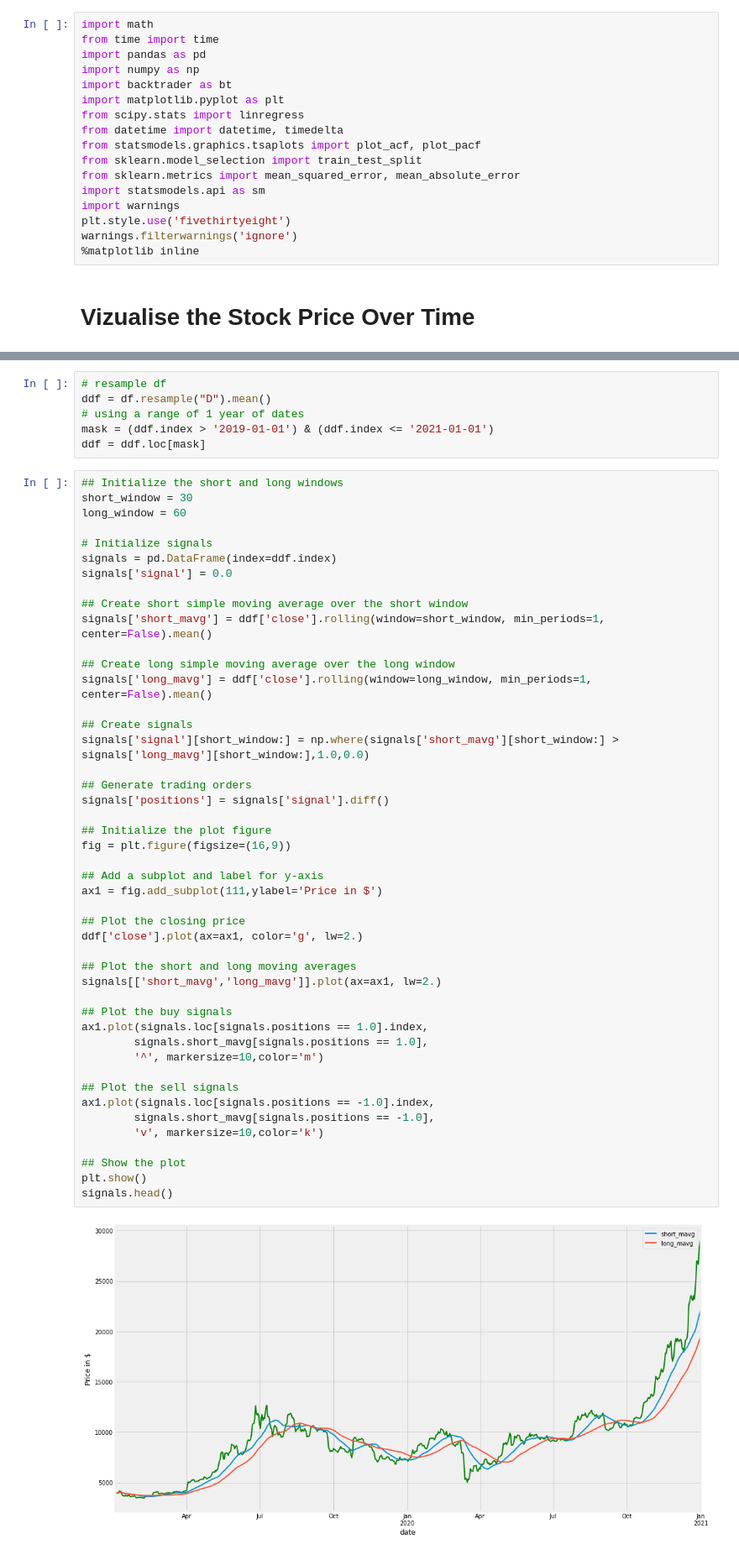
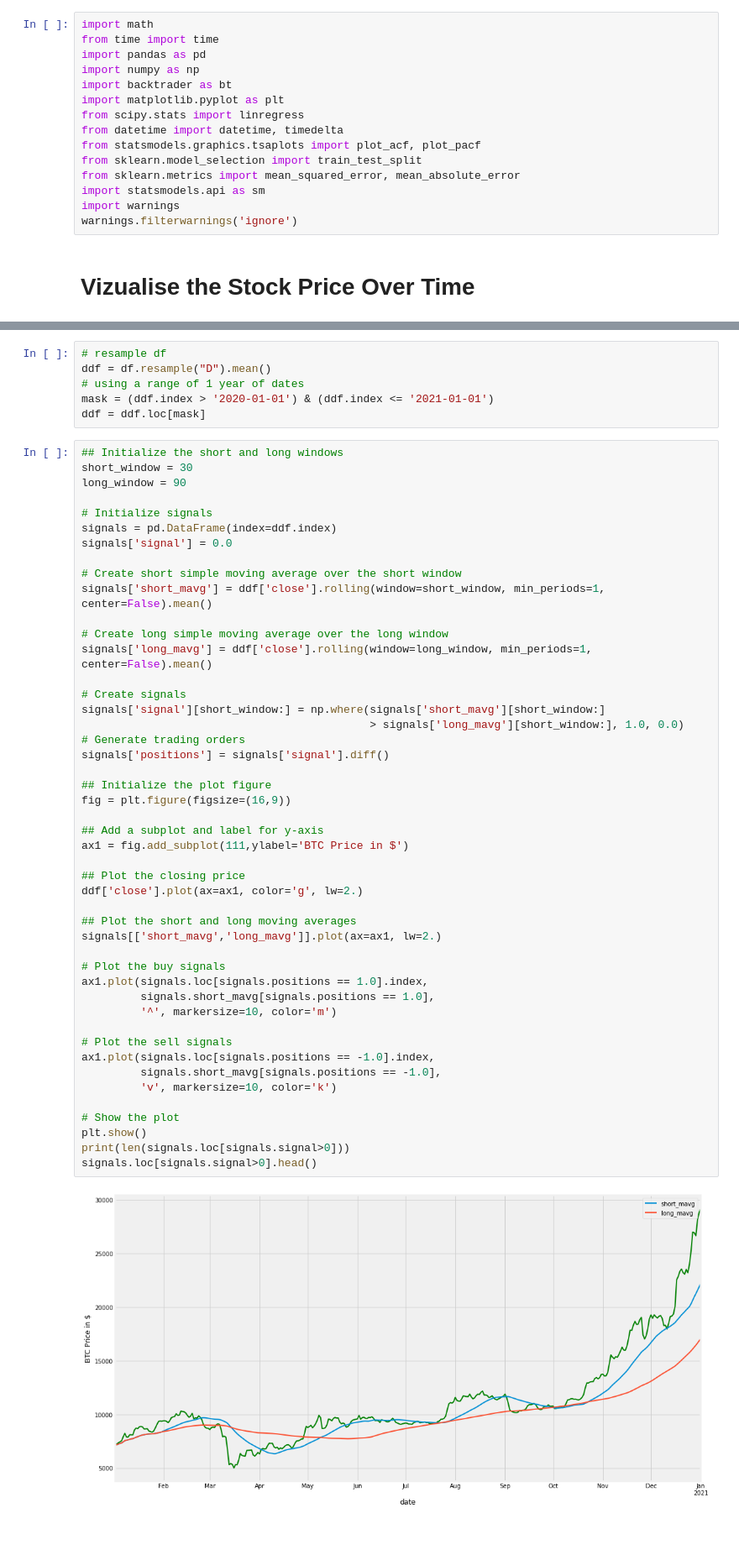
Before and after one commit to ayoubbensakhria/finance_algo, a Jupyter notebook: MA_and_Momentum_Model.ipynb, the cells around one changed output, grey strips where cells are left out. Shown at 84% size. Saved outputs shown, nothing was run; the diff lists cells and outputs as text.

```diff
--- a/MA_and_Momentum_Model.ipynb
+++ b/MA_and_Momentum_Model.ipynb
@@ -68,9 +68,7 @@ from sklearn.model_selection import train_test_split
 from sklearn.metrics import mean_squared_error, mean_absolute_error
 import statsmodels.api as sm
 import warnings
-plt.style.use('fivethirtyeight')
 warnings.filterwarnings('ignore')
-%matplotlib inline
 # %% [markdown]
 # Vizualise the Stock Price Over Time
 # %%
@@ -90,53 +88,54 @@ df['close'].plot(figsize=(16,8))
 # resample df
 ddf = df.resample("D").mean()
 # using a range of 1 year of dates
-mask = (ddf.index > '2019-01-01') & (ddf.index <= '2021-01-01')
+mask = (ddf.index > '2020-01-01') & (ddf.index <= '2021-01-01')
 ddf = ddf.loc[mask]
 # %%
 ## Initialize the short and long windows
 short_window = 30
-long_window = 60
+long_window = 90
 
 # Initialize signals
 signals = pd.DataFrame(index=ddf.index)
 signals['signal'] = 0.0
 
-## Create short simple moving average over the short window
+# Create short simple moving average over the short window
 signals['short_mavg'] = ddf['close'].rolling(window=short_window, min_periods=1, center=False).mean()
 
-## Create long simple moving average over the long window
+# Create long simple moving average over the long window
 signals['long_mavg'] = ddf['close'].rolling(window=long_window, min_periods=1, center=False).mean()
 
-## Create signals
-signals['signal'][short_window:] = np.where(signals['short_mavg'][short_window:] > signals['long_mavg'][short_window:],1.0,0.0)
-
-## Generate trading orders
+# Create signals
+signals['signal'][short_window:] = np.where(signals['short_mavg'][short_window:]
+                                            > signals['long_mavg'][short_window:], 1.0, 0.0)
+# Generate trading orders
 signals['positions'] = signals['signal'].diff()
 
 ## Initialize the plot figure
 fig = plt.figure(figsize=(16,9))
 
 ## Add a subplot and label for y-axis
-ax1 = fig.add_subplot(111,ylabel='Price in $')
+ax1 = fig.add_subplot(111,ylabel='BTC Price in $')
 
 ## Plot the closing price
 ddf['close'].plot(ax=ax1, color='g', lw=2.)
 
 ## Plot the short and long moving averages
 signals[['short_mavg','long_mavg']].plot(ax=ax1, lw=2.)
 
-## Plot the buy signals
+# Plot the buy signals
 ax1.plot(signals.loc[signals.positions == 1.0].index,
-        signals.short_mavg[signals.positions == 1.0],
-        '^', markersize=10,color='m')
+         signals.short_mavg[signals.positions == 1.0],
+         '^', markersize=10, color='m')
 
-## Plot the sell signals
+# Plot the sell signals
 ax1.plot(signals.loc[signals.positions == -1.0].index,
-        signals.short_mavg[signals.positions == -1.0],
-        'v', markersize=10,color='k')
+         signals.short_mavg[signals.positions == -1.0],
+         'v', markersize=10, color='k')
 
-## Show the plot
+# Show the plot
 plt.show()
-signals.head()
+print(len(signals.loc[signals.signal>0]))
+signals.loc[signals.signal>0].head()
 # %% [output]
-[figure, old version]
+[figure, new version]
```
Also changed, not shown: parts of 3 cells of this notebook.
